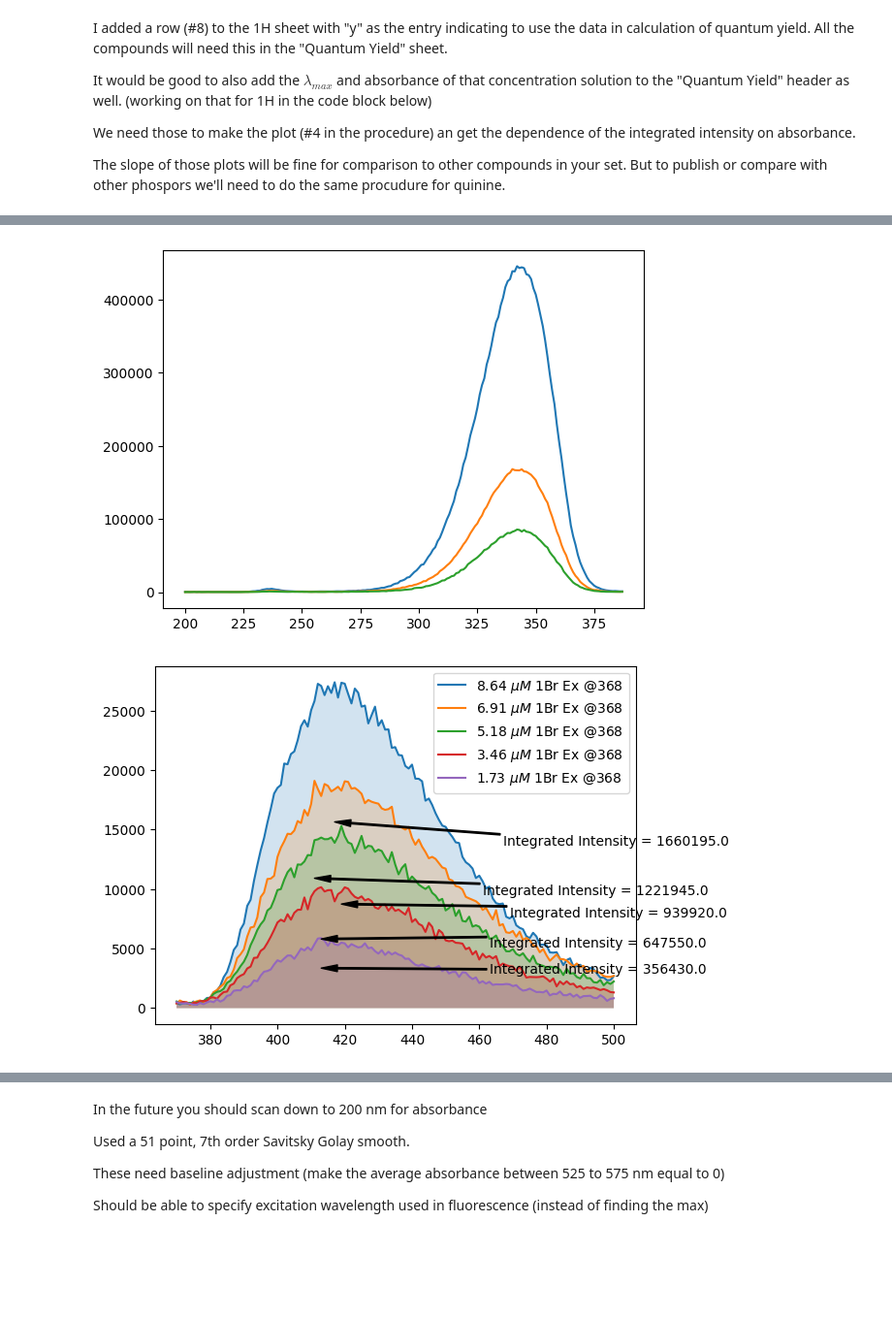
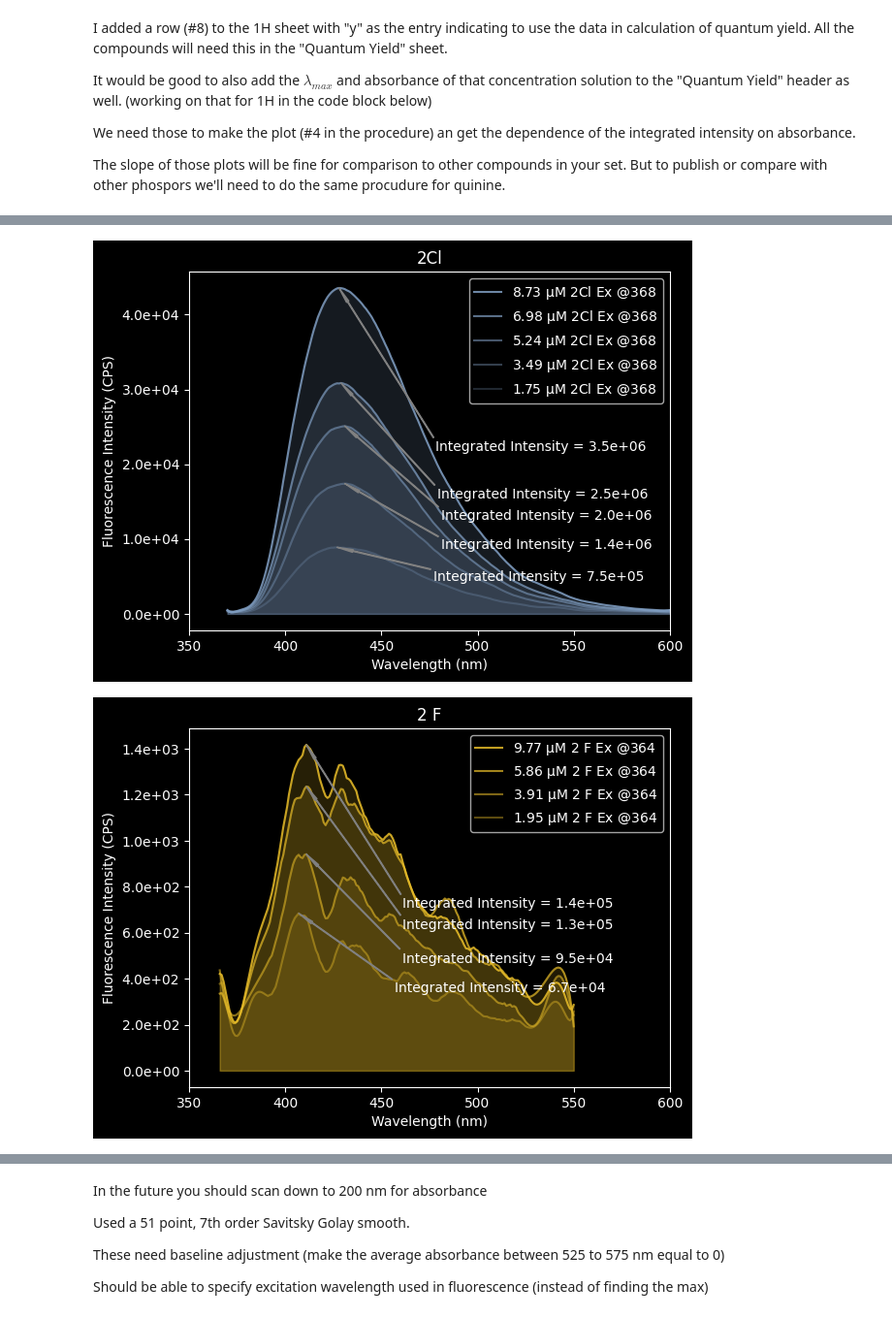
Before and after one commit to KevinCantrell/fluorescence, a Jupyter notebook: QuantumYield.ipynb, the cells around one changed output, grey strips where cells are left out. Shown at 97% size. Saved outputs shown, nothing was run; the diff lists cells and outputs as text; code cells hidden in the pictures; blank space fills up the shorter version.

```diff
--- a/QuantumYield.ipynb
+++ b/QuantumYield.ipynb
@@ -12,42 +12,78 @@ The slope of those plots will be fine for comparison to other compounds in your
 import pandas as pd
 import numpy as np
 import matplotlib.pyplot as plt
+import matplotlib.ticker as ticker
 from scipy import integrate
+from scipy.signal import savgol_filter
+
+plt.rcParams['axes.facecolor'] = 'black'
+plt.rcParams['figure.facecolor'] = 'black'
+plt.rcParams['axes.edgecolor'] = 'white'
+plt.rcParams['figure.edgecolor'] = 'white'
+plt.rcParams['text.color'] = 'white'
+plt.rcParams['axes.labelcolor'] = 'white'
+plt.rcParams['xtick.color'] = 'white'
+plt.rcParams['ytick.color'] = 'white'
+
+def hex_to_rgba(hex_code, alpha=1.0):
+    hex_code = hex_code.lstrip('#')
+    r, g, b = tuple(int(hex_code[i:i + 2], 16) for i in (0, 2, 4))
+    return (r/255.0, g/255.0, b/255.0, alpha)
 
 headerRows=9
-#compoundList=["1Cl","1H","1Br","2Cl","2 F","3 Cl","3 F"]
-compoundList=["1Cl","1H","1Br","3 Cl"]
+compoundList=["1Cl","1H","1Br","2Cl","2 F","3 Cl","3 F","Quinine"]
+colorList=["#06BF7D","#9C85C0","#D092A7","#809EC2","#E7BC29","#F3A447","#EC252F","#4169E1"]
+#compoundList=["1Cl","1H","1Br","3 Cl","Quinine"]
+#compoundList=["3 F"]
 fluorConcSummary=[]
 fluorIntegSummary=[]
-for compound,index in zip(compoundList,range(len(compoundList))):
-  dfHeader=pd.read_excel("Quantum Yield.xlsx", sheet_name=compound,nrows=headerRows,header=None)
+for compound,index,color in zip(compoundList,range(len(compoundList)),colorList):
+  dfHeader=pd.read_excel("Quantum Yield.xlsx", sheet_name=compound,nrows=headerRows,header=None,usecols="A:X")
   dataBlockIndexes=np.arange(0,dfHeader.shape[1],5)
   fig,axEm=plt.subplots()
-  fig,axEx=plt.subplots()
+  #fig,axEx=plt.subplots()
   lstIntegFluor=[]
   lstConcFluor=[]
+  #print("compund="+compound)
+  #print(dataBlockIndexes)
+  alpha=1
   for blockIndex in reversed(dataBlockIndexes):
-      dfRaw=pd.read_excel("Quantum Yield.xlsx", sheet_name=compound,skiprows=headerRows,usecols=[blockIndex,blockIndex+1,blockIndex+2,blockIndex+3])
-      if dfHeader.iloc[7,blockIndex+1]=="y":
+#  for blockIndex in dataBlockIndexes:
+      dfRaw=pd.read_excel("Quantum Yield.xlsx",sheet_name=compound,skiprows=headerRows,usecols=[blockIndex,blockIndex+1,blockIndex+2,blockIndex+3])
+      #print(dfHeader.iloc[7,blockIndex+1])
+      if (dfHeader.iloc[7,blockIndex+1]=="y") or (dfHeader.iloc[7,blockIndex+1]=="Y"):
           conc=dfHeader.iloc[6,blockIndex+1]
+          #print(conc)
+          alpha=alpha-0.15
+          colorOffset=hex_to_rgba(color, alpha=alpha)
+          #print(colorOffset)
           if dfHeader.iloc[1,blockIndex+1]!="Scan": #excitation wavelength
               waveEx=dfHeader.iloc[1,blockIndex+1]
               emissionScanWave=dfRaw.iloc[:,0].dropna()
               emissionScanInten=dfRaw.iloc[:,1].dropna()
-              axEm.plot(emissionScanWave,emissionScanInten,label=str(conc)+r" $\mu M$ "+compound+" Ex @"+str(waveEx))
+              emissionScanInten=savgol_filter(emissionScanInten, 51, 7)
               totalIntensity=integrate.trapezoid(emissionScanInten,x=emissionScanWave)
               lstConcFluor.append(conc)
               lstIntegFluor.append(totalIntensity)
-              print(str(conc)+" uM "+compound+" Ex @"+str(waveEx)+" nm gives "+str(totalIntensity))
-              axEm.fill_between(emissionScanWave, emissionScanInten,alpha=0.2)
+              #print(str(conc)+" uM "+compound+" Ex @"+str(waveEx)+" nm gives "+str(totalIntensity))
+              #axEm.plot(emissionScanWave,emissionScanInten,color=colorOffset,label=str(conc)+r" $\mathrm{\mu M}$ "+compound+" Ex @"+str(waveEx)+" area = {0:1.1e}".format(totalIntensity))
+              axEm.plot(emissionScanWave,emissionScanInten,color=colorOffset,label=str(conc)+r" $\mathrm{\mu M}$ "+compound+" Ex @"+str(waveEx))
+              axEm.fill_between(emissionScanWave, emissionScanInten,color=(colorOffset[0],colorOffset[1],colorOffset[2],colorOffset[3]/5))
               lambdaMax=emissionScanWave[np.argmax(emissionScanInten)]
-              axEm.annotate("Integrated Intensity = "+str(totalIntensity),xy=(lambdaMax,np.max(emissionScanInten)/1.75),xytext=(lambdaMax+50,np.max(emissionScanInten)/2),arrowprops={'color': "black", 'width':1, 'headwidth':5})
+              axEm.annotate("Integrated Intensity = "+"{0:1.1e}".format(totalIntensity),xy=(lambdaMax,np.max(emissionScanInten)),xytext=(lambdaMax+50,np.max(emissionScanInten)/2),arrowprops={'color': "grey", 'width':.5, 'headwidth':2})
               #annotate(text, xy, xytext=None, xycoords='data', textcoords=None, arrowprops=None, annotation_clip=None, **kwargs)
-              axEm.legend()
               waveEm=dfHeader.iloc[2,blockIndex+2]
               excitationScanWave=dfRaw.iloc[:,2].dropna()
               excitationScanInten=dfRaw.iloc[:,3].dropna()
-              axEx.plot(excitationScanWave,excitationScanInten,label=str(conc)+r" $\mu M$ "+compound+" Em @"+str(waveEm))
+              excitationScanInten=savgol_filter(excitationScanInten, 51, 7)
+              #axEx.plot(excitationScanWave,excitationScanInten,label=str(conc)+r" $\mu M$ "+compound+" Em @"+str(waveEm))
+              axEm.set_xlabel("Wavelength (nm)")
+              axEm.set_ylabel("Fluorescence Intensity (CPS)")
+              axEm.set_title(compound)
+              axEm.set_xlim(350,600)
+              axEm.legend()
+              #axEm.set_ylim(bottom=0)
+              axEm.yaxis.set_major_formatter(ticker.FormatStrFormatter('%1.1e'))
   fluorConcSummary.append(lstConcFluor)
   fluorIntegSummary.append(lstIntegFluor)
 # %% [output]
@@ -73,2 +93,2 @@ for compound,index in zip(compoundList,range(len(compoundList))):
-[figure, old version]
+[figure, new version]
-[figure, old version]
+[figure, new version]
```
Also changed, not shown: parts of 6 cells of this notebook.
